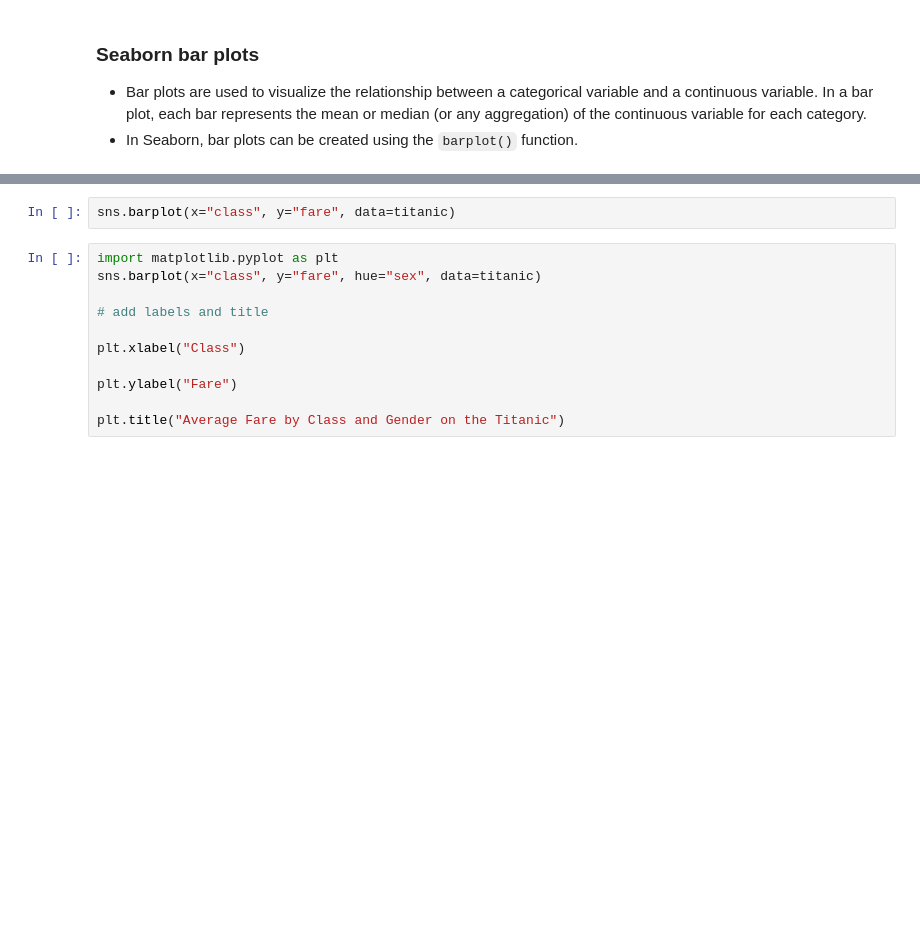
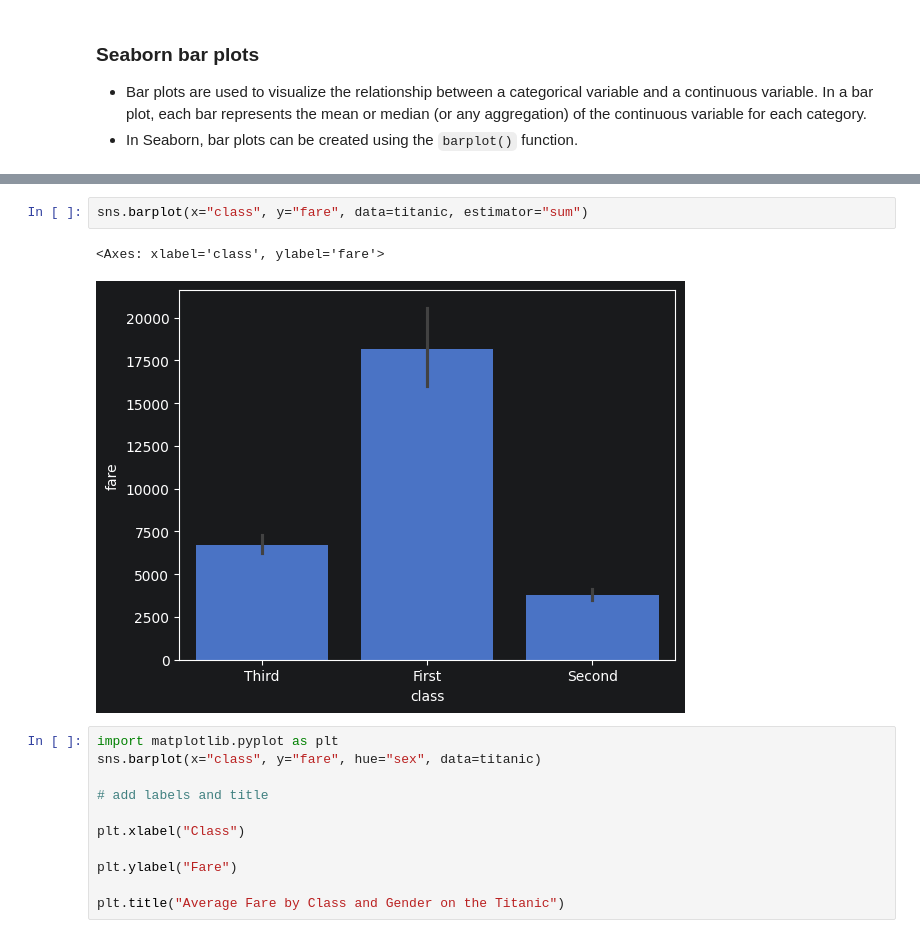
Before and after one commit to vegetariancoder/Pragra-Python, a Jupyter notebook: seaborn/seaborn_overview.ipynb, the cells around one changed output, grey strips where cells are left out. Saved outputs shown, nothing was run; the diff lists cells and outputs as text; blank space fills up the shorter version.

```diff
--- a/seaborn/seaborn_overview.ipynb
+++ b/seaborn/seaborn_overview.ipynb
@@ -165,5 +232,8 @@ titanic
 # %%
-sns.barplot(x="class", y="fare", data=titanic)
+sns.barplot(x="class", y="fare", data=titanic, estimator="sum")
+# %% [output]
+<Axes: xlabel='class', ylabel='fare'>
+[figure, added]
 # %%
 import matplotlib.pyplot as plt
 sns.barplot(x="class", y="fare", hue="sex", data=titanic)
```
Also changed, not shown: parts of 7 cells of this notebook, 8 other files.
